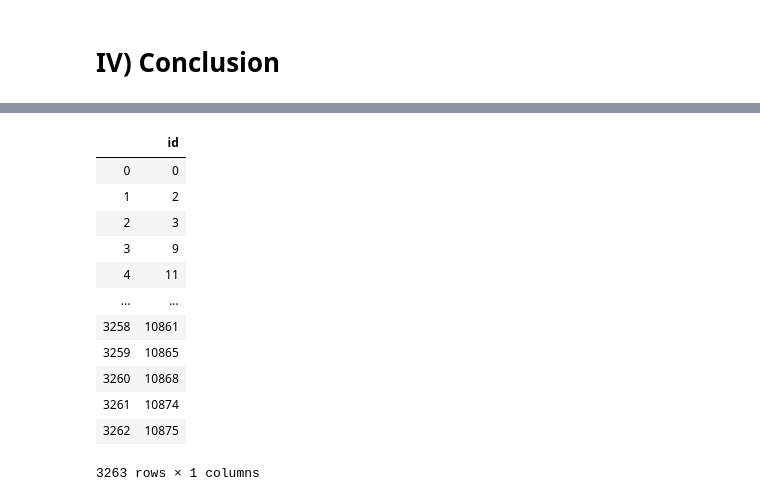
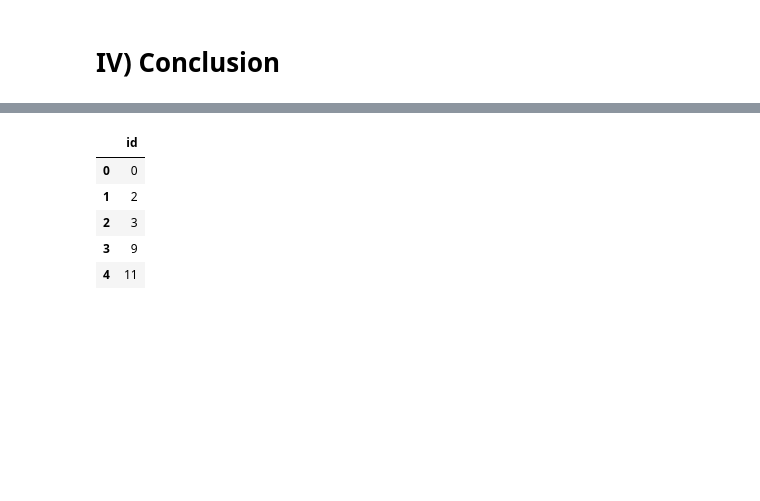
Before and after one commit to anichucai/7506-Datos-datos-tp2, a Jupyter notebook: Feature selection - decision trees.ipynb, the cells around one changed output, grey strips where cells are left out. Cells and saved outputs as stored; diff of their text form; code cells hidden in the pictures; blank space fills up the shorter version.

```diff
--- a/Feature selection - decision trees.ipynb
+++ b/Feature selection - decision trees.ipynb
@@ -408,21 +413,14 @@ for i in range(len(list_of_files)):
 # %%
 df_final2 = pd.read_csv('original_data/test.csv')
 df_final2 = df_final2[['id']]
-df_final2
+df_final2.head()
 # %% [output]
 |  | id |
 | 0 | 0 |
 | 1 | 2 |
 | 2 | 3 |
 | 3 | 9 |
 | 4 | 11 |
-| ... | ... |
-| 3258 | 10861 |
-| 3259 | 10865 |
-| 3260 | 10868 |
-| 3261 | 10874 |
-| 3262 | 10875 |
-3263 rows × 1 columns
 # %%
 # Mergeo todos los dataframe
 
```
Also changed, not shown: parts of 13 cells of this notebook, 9 other files.
